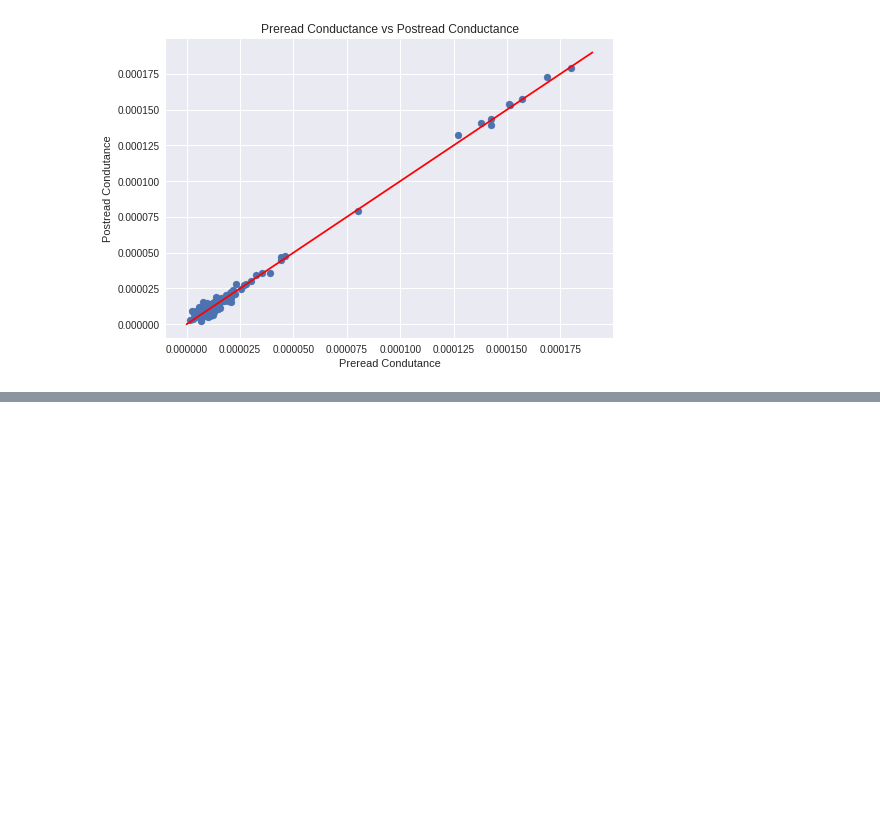
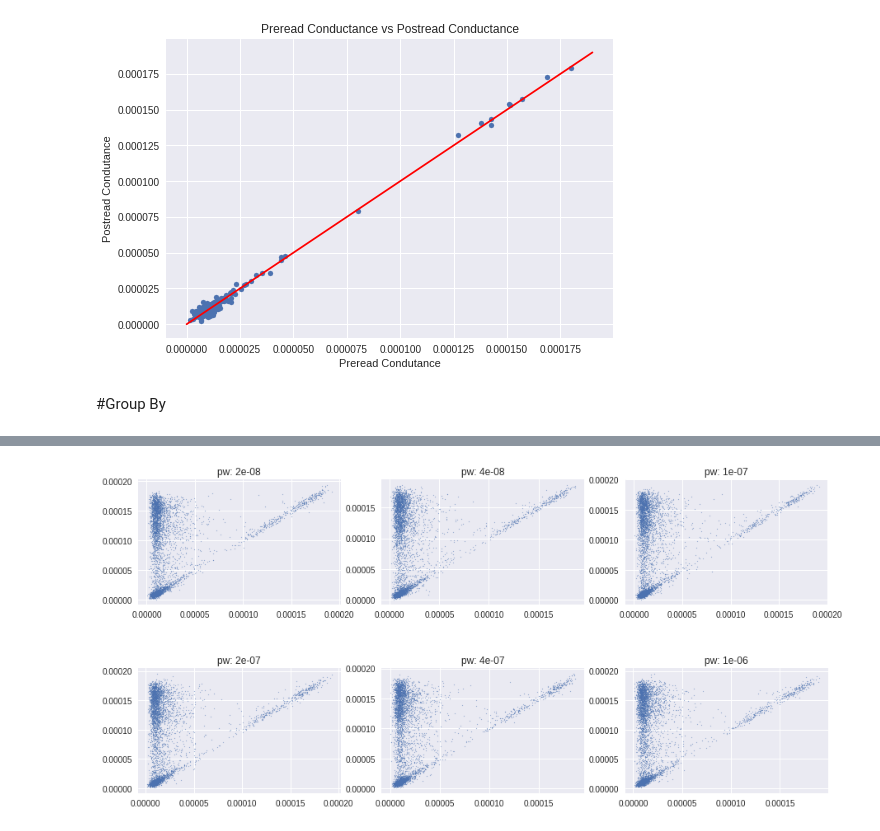
Before and after one commit to AaravWattal/RRAM-Models, a Jupyter notebook: updatedPostreadConductanceVisualizations.ipynb, the cells around one changed output, grey strips where cells are left out. Cells and saved outputs as stored; diff of their text form; code cells hidden in the pictures; blank space fills up the shorter version.

Commit message:
Visualization grids for effects of three input parameters (pulse width, vwl, vbsl) on preread vs postread. Also other visualizations and lines to show correlations

```diff
--- a/updatedPostreadConductanceVisualizations.ipynb
+++ b/updatedPostreadConductanceVisualizations.ipynb
@@ -400,3 +400,18 @@ plt.plot([0, 0.00019], [0, 0.00019], "r");
 
 [183 rows x 6 columns]
 [figure]
+# %% [markdown]
+#Group By
+# %%
+grouped = data.groupby('pw')
+rowlength = int(grouped.ngroups/2)
+fig, axs = plt.subplots(figsize=(15,7), nrows=2, ncols=rowlength, gridspec_kw=dict(hspace=0.5))
+
+targets = zip(grouped.groups.keys(), axs.flatten())
+for i, (key, ax) in enumerate(targets):
+    subset = grouped.get_group(key)
+    ax.scatter(subset["preread"],subset["postread"], alpha=0.4, s = 1)
+    ax.set_title("pw: "+str(key))
+ax.legend()
+plt.show()
+# %% [output]
@@ -402,0 +419 @@ plt.plot([0, 0.00019], [0, 0.00019], "r");
+[figure, added]
```
Also changed, not shown: parts of 10 cells of this notebook.
